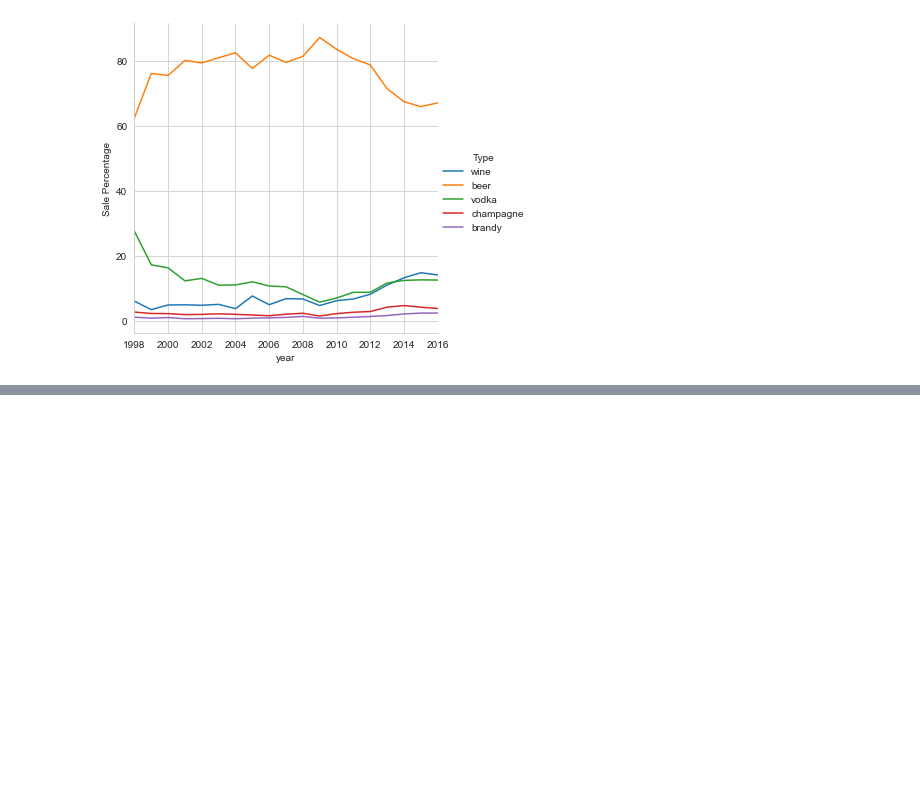
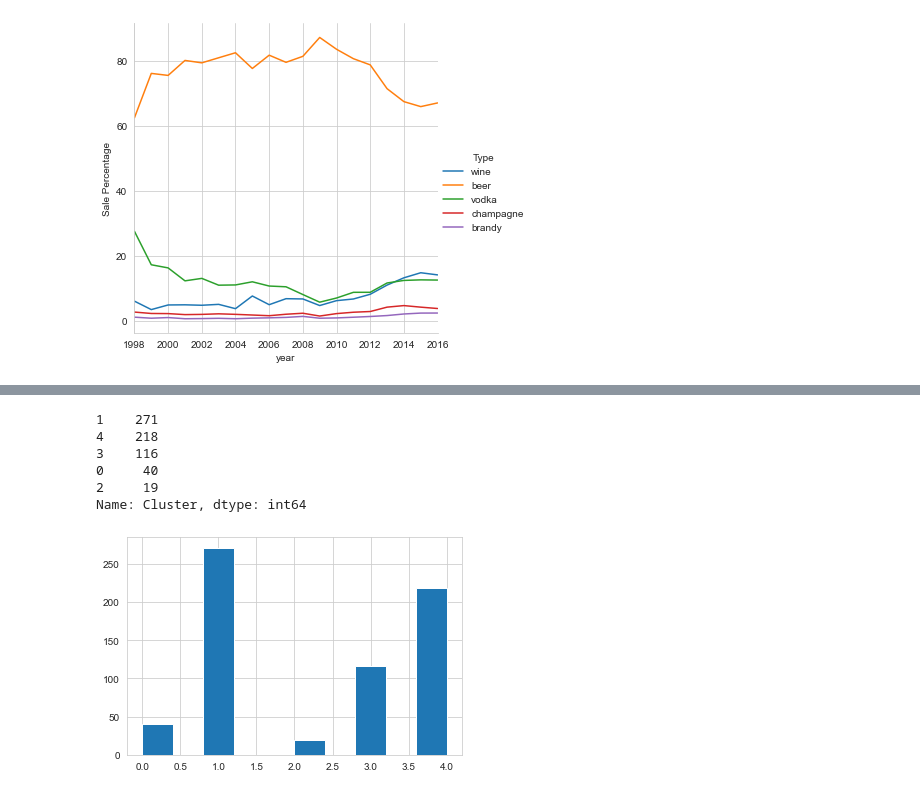
Before and after one commit to LuisEVT/Drinks_Company_Wine_Promotion, a Jupyter notebook: Wine_Promotion_Analysis_EDA.ipynb, the cells around one changed output, grey strips where cells are left out. Cells and saved outputs as stored; diff of their text form; code cells hidden in the pictures; blank space fills up the shorter version.

Commit message:
Update Wine_Promotion_Analysis_EDA.ipynb
* Using KNN, look for regions that have similar traits to Saint Petersburg from 2009 to 2016.

```diff
--- a/Wine_Promotion_Analysis_EDA.ipynb
+++ b/Wine_Promotion_Analysis_EDA.ipynb
@@ -297,7 +300,7 @@ df[ df['region'] == 'Saint Petersburg']
 | 1504 | 2015 | Saint Petersburg | 8.1 | 36.10 | 6.90 | 2.30 | 1.30 |
 | 1589 | 2016 | Saint Petersburg | 7.1 | 33.70 | 6.30 | 1.90 | 1.20 |
 # %%
-df_V2['Total Sales'] = df_V2[['wine','beer','vodka','champagne','brandy']].sum(axis = 1)
+df_V2['Total Sales'] = df_V2.loc[:,'wine':'brandy'].sum(axis = 1)
 
 df_V2.loc[:,'wine':'brandy'] = df_V2.loc[:,'wine':'brandy'].apply( lambda x: (x/ df_V2['Total Sales']) * 100 )
 
@@ -368,0 +376,5 @@ There are a steep increase in alcohol sales per liter from 1998 to 2009, with be
+# %%
+df_V3 = df_V2[ df_V2['year'] >= 2009 ]
+df_V3.fillna(value = -1,inplace = True)
+
+df_V3
@@ -368,0 +399,9 @@ There are a steep increase in alcohol sales per liter from 1998 to 2009, with be
+# %%
+x = df_V3[['year','wine','beer','vodka','champagne','brandy','Total Sales']]
+y = df_V3['region']
+
+KNN_classifier = KNN(n_clusters=5)
+
+KNN_classifier.fit(x,y)
+
+df_V3['Cluster'] = KNN_classifier.labels_
@@ -368,0 +426,12 @@ There are a steep increase in alcohol sales per liter from 1998 to 2009, with be
+# %%
+df_V3['Cluster'].hist()
+
+df_V3['Cluster'].value_counts()
+# %% [output]
+1    271
+4    218
+3    116
+0     40
+2     19
+Name: Cluster, dtype: int64
+[figure, added]
```
Also changed, not shown: parts of 10 cells of this notebook.
